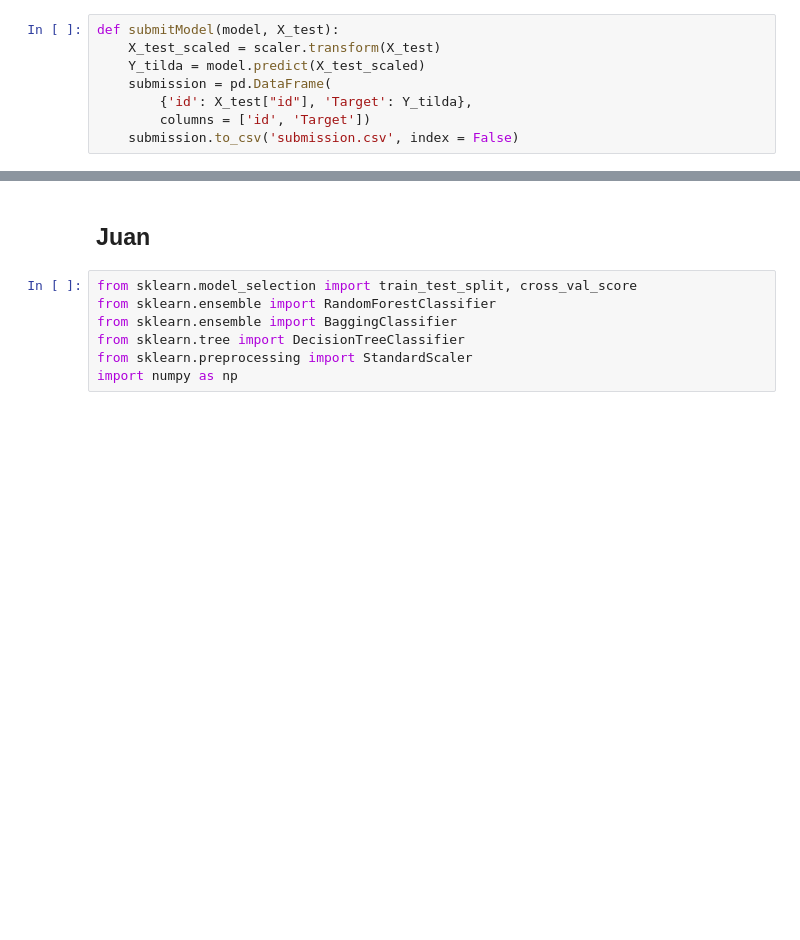
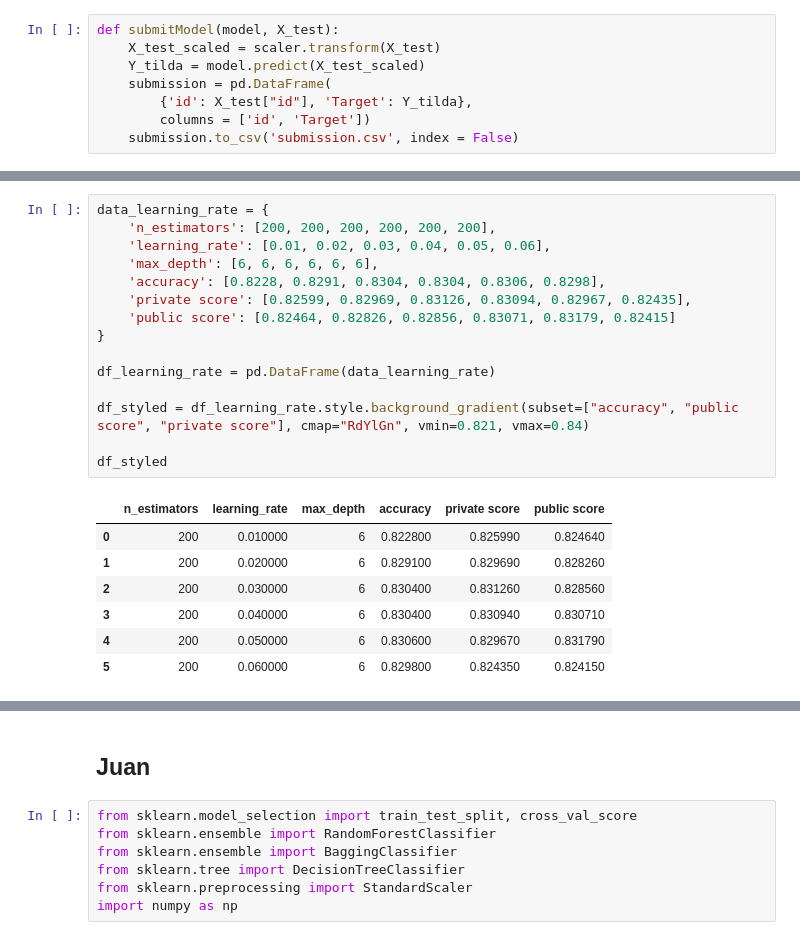
Before and after one commit to naiaraAM/ML_project_UT, a Jupyter notebook: Project_ML.ipynb, the cells around one changed output, grey strips where cells are left out. Saved outputs shown, nothing was run; the diff lists cells and outputs as text; blank space fills up the shorter version.

```diff
--- a/Project_ML.ipynb
+++ b/Project_ML.ipynb
@@ -120,0 +215,23 @@ submitModel(model, test_data) # 0.82420
+# %%
+data_learning_rate = {
+    'n_estimators': [200, 200, 200, 200, 200, 200],
+    'learning_rate': [0.01, 0.02, 0.03, 0.04, 0.05, 0.06],
+    'max_depth': [6, 6, 6, 6, 6, 6],
+    'accuracy': [0.8228, 0.8291, 0.8304, 0.8304, 0.8306, 0.8298],
+    'private score': [0.82599, 0.82969, 0.83126, 0.83094, 0.82967, 0.82435],
+    'public score': [0.82464, 0.82826, 0.82856, 0.83071, 0.83179, 0.82415]
+}
+
+df_learning_rate = pd.DataFrame(data_learning_rate)
+
+df_styled = df_learning_rate.style.background_gradient(subset=["accuracy", "public score", "private score"], cmap="RdYlGn", vmin=0.821, vmax=0.84)
+
+df_styled
+# %% [output]
+|  | n_estimators | learning_rate | max_depth | accuracy | private score | public score |
+| 0 | 200 | 0.010000 | 6 | 0.822800 | 0.825990 | 0.824640 |
+| 1 | 200 | 0.020000 | 6 | 0.829100 | 0.829690 | 0.828260 |
+| 2 | 200 | 0.030000 | 6 | 0.830400 | 0.831260 | 0.828560 |
+| 3 | 200 | 0.040000 | 6 | 0.830400 | 0.830940 | 0.830710 |
+| 4 | 200 | 0.050000 | 6 | 0.830600 | 0.829670 | 0.831790 |
+| 5 | 200 | 0.060000 | 6 | 0.829800 | 0.824350 | 0.824150 |
```
Also changed, not shown: parts of 19 cells of this notebook.
